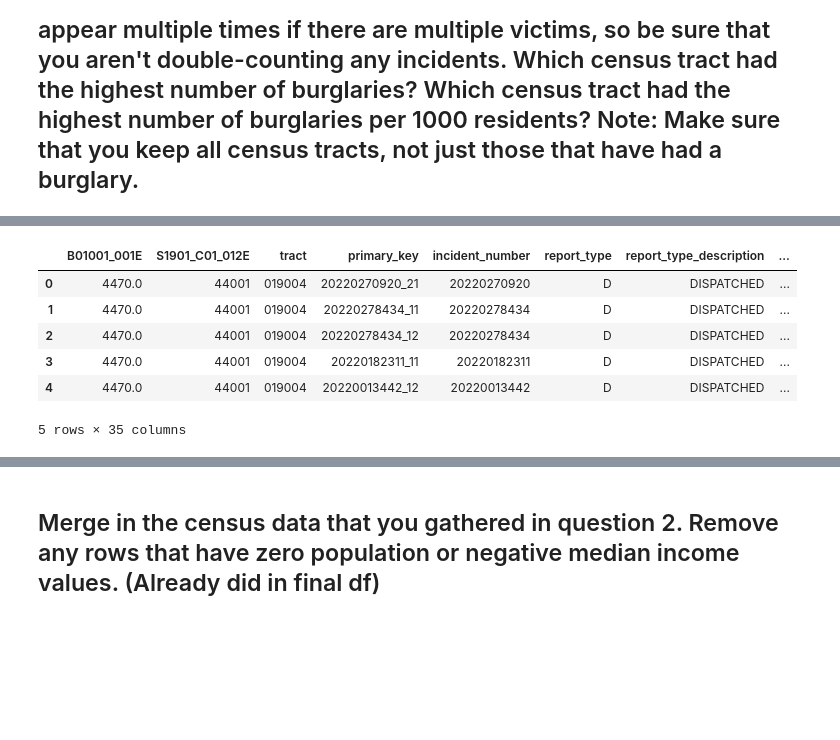
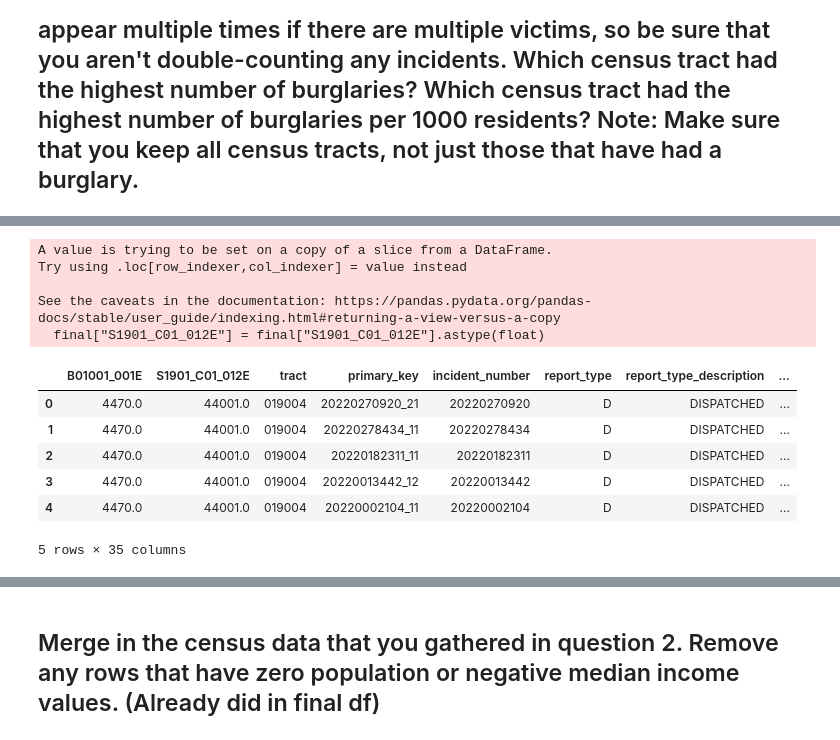
Before and after one commit to nss-data-science-cohort-6/api_project-twix, a Jupyter notebook: Bua_API_Project.ipynb, the cells around one changed output, grey strips where cells are left out. Saved outputs shown, nothing was run; the diff lists cells and outputs as text; code cells hidden in the pictures; blank space fills up the shorter version.

```diff
--- a/Bua_API_Project.ipynb
+++ b/Bua_API_Project.ipynb
@@ -275,24 +275,31 @@ final.head()
 # %%
 final = final[['B01001_001E', 'S1901_C01_012E', 'tract', 'primary_key',
        'incident_number', 'report_type', 'report_type_description',
        'incident_status_code', 'incident_status_description',
        'investigation_status', 'incident_occurred', 'incident_reported',
        'incident_location', 'latitude', 'longitude', 'location_code',
        'location_description', 'offense_number', 'offense_nibrs',
        'offense_description', 'weapon_primary', 'weapon_description',
        'victim_number', 'domestic_related', 'victim_type',
        'victim_description', 'victim_gender', 'victim_race',
        'victim_ethnicity', 'victim_county_resident', 'mapped_location', 'rpa',
        'zone', 'zip_code', "geometry"]]
+
+final["S1901_C01_012E"] = final["S1901_C01_012E"].astype(float)
 final.head()
 # %% [output]
+A value is trying to be set on a copy of a slice from a DataFrame.
+Try using .loc[row_indexer,col_indexer] = value instead
+
+See the caveats in the documentation: https://pandas.pydata.org/pandas-docs/stable/user_guide/indexing.html#returning-a-view-versus-a-copy
+  final["S1901_C01_012E"] = final["S1901_C01_012E"].astype(float)
 |  | B01001_001E | S1901_C01_012E | tract | primary_key | incident_number | report_type | report_type_description | ... |
-| 0 | 4470.0 | 44001 | 019004 | 20220270920_21 | 20220270920 | D | DISPATCHED | ... |
-| 1 | 4470.0 | 44001 | 019004 | 20220278434_11 | 20220278434 | D | DISPATCHED | ... |
-| 2 | 4470.0 | 44001 | 019004 | 20220278434_12 | 20220278434 | D | DISPATCHED | ... |
-| 3 | 4470.0 | 44001 | 019004 | 20220182311_11 | 20220182311 | D | DISPATCHED | ... |
-| 4 | 4470.0 | 44001 | 019004 | 20220013442_12 | 20220013442 | D | DISPATCHED | ... |
+| 0 | 4470.0 | 44001.0 | 019004 | 20220270920_21 | 20220270920 | D | DISPATCHED | ... |
+| 1 | 4470.0 | 44001.0 | 019004 | 20220278434_11 | 20220278434 | D | DISPATCHED | ... |
+| 2 | 4470.0 | 44001.0 | 019004 | 20220182311_11 | 20220182311 | D | DISPATCHED | ... |
+| 3 | 4470.0 | 44001.0 | 019004 | 20220013442_12 | 20220013442 | D | DISPATCHED | ... |
+| 4 | 4470.0 | 44001.0 | 019004 | 20220002104_11 | 20220002104 | D | DISPATCHED | ... |
-5 rows × 35 columns
+5 rows × 35 columns
 # %% [markdown]
 ## Which census tract had the highest number of burglaries per 1000 residents
 
```
Also changed, not shown: parts of 6 cells of this notebook.
